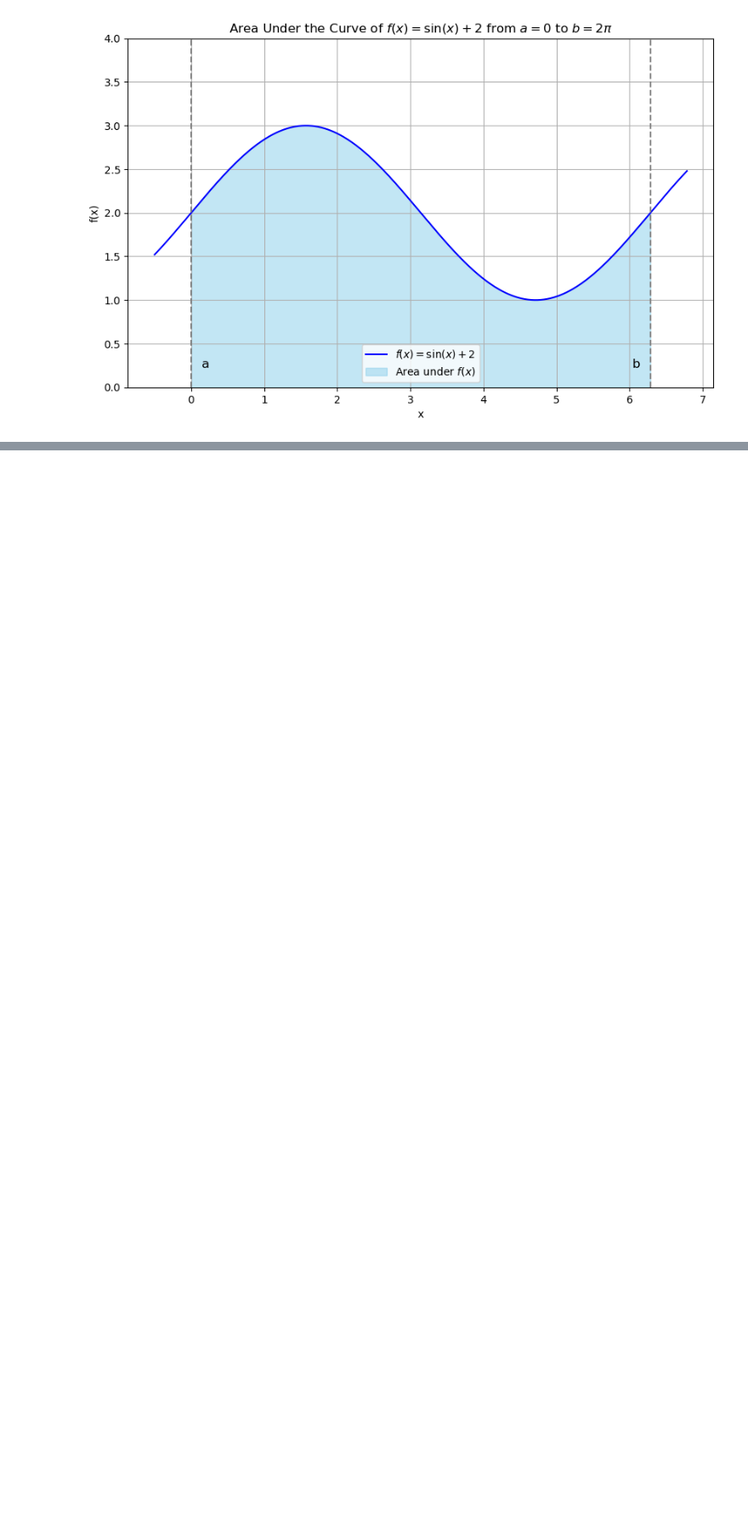
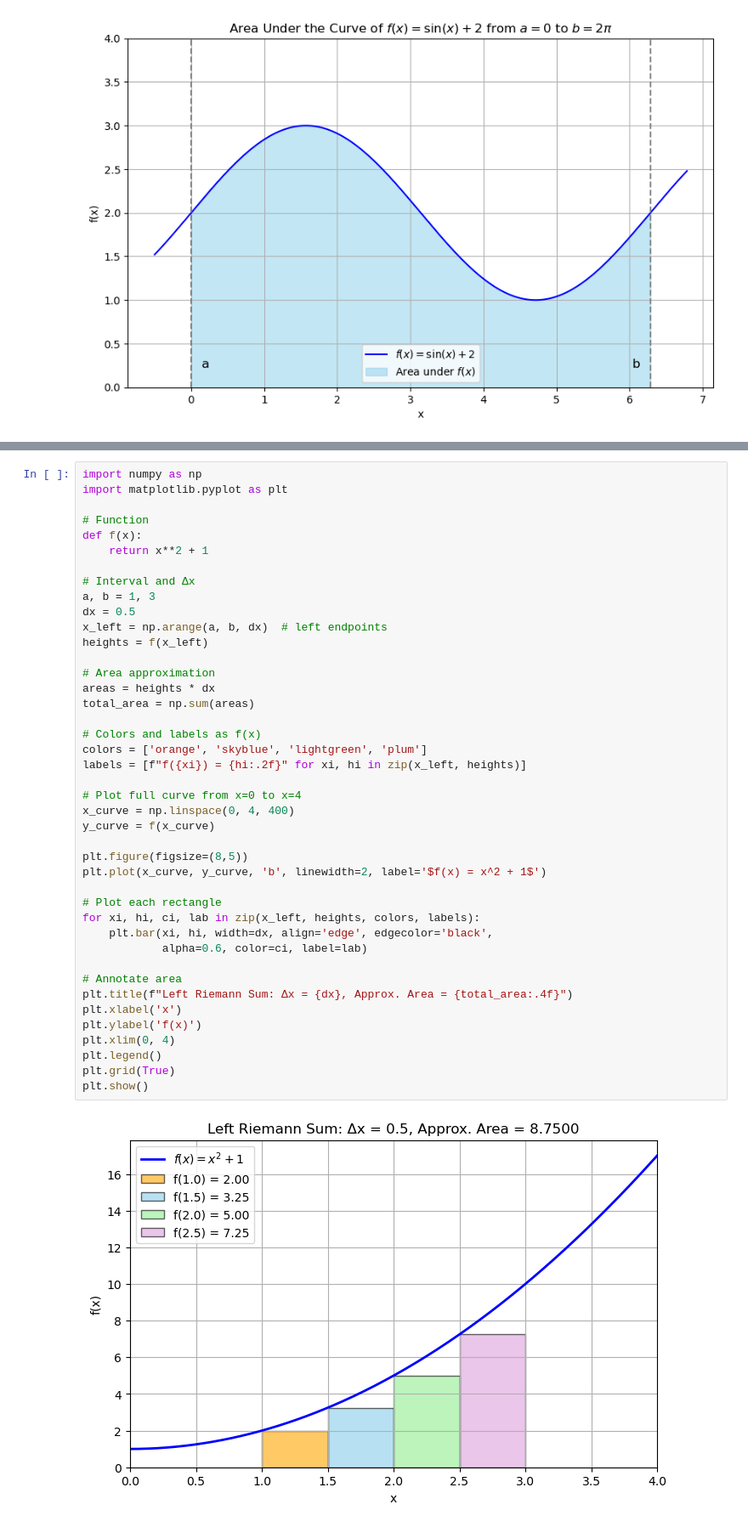
Before and after one commit to sebekj/MIT-Linear-Algebra, a Jupyter notebook: Khan Academy Calculus.ipynb, the cells around one changed output, grey strips where cells are left out. Shown at 85% size. Drawn from its saved outputs; the diff is of its cells as text; blank space fills up the shorter version.

```diff
--- a/Khan Academy Calculus.ipynb
+++ b/Khan Academy Calculus.ipynb
@@ -1908,0 +1996,44 @@ plt.show()
+# %%
+import numpy as np
+import matplotlib.pyplot as plt
+
+# Function
+def f(x):
+    return x**2 + 1
+
+# Interval and Δx
+a, b = 1, 3
+dx = 0.5
+x_left = np.arange(a, b, dx)  # left endpoints
+heights = f(x_left)
+
+# Area approximation
+areas = heights * dx
+total_area = np.sum(areas)
+
+# Colors and labels as f(x)
+colors = ['orange', 'skyblue', 'lightgreen', 'plum']
+labels = [f"f({xi}) = {hi:.2f}" for xi, hi in zip(x_left, heights)]
+
+# Plot full curve from x=0 to x=4
+x_curve = np.linspace(0, 4, 400)
+y_curve = f(x_curve)
+
+plt.figure(figsize=(8,5))
+plt.plot(x_curve, y_curve, 'b', linewidth=2, label='$f(x) = x^2 + 1$')
+
+# Plot each rectangle
+for xi, hi, ci, lab in zip(x_left, heights, colors, labels):
+    plt.bar(xi, hi, width=dx, align='edge', edgecolor='black',
+            alpha=0.6, color=ci, label=lab)
+
+# Annotate area
+plt.title(f"Left Riemann Sum: Δx = {dx}, Approx. Area = {total_area:.4f}")
+plt.xlabel('x')
+plt.ylabel('f(x)')
+plt.xlim(0, 4)
+plt.legend()
+plt.grid(True)
+plt.show()
+# %% [output]
+[figure, added]
```
Also changed, not shown: parts of 9 cells of this notebook.
